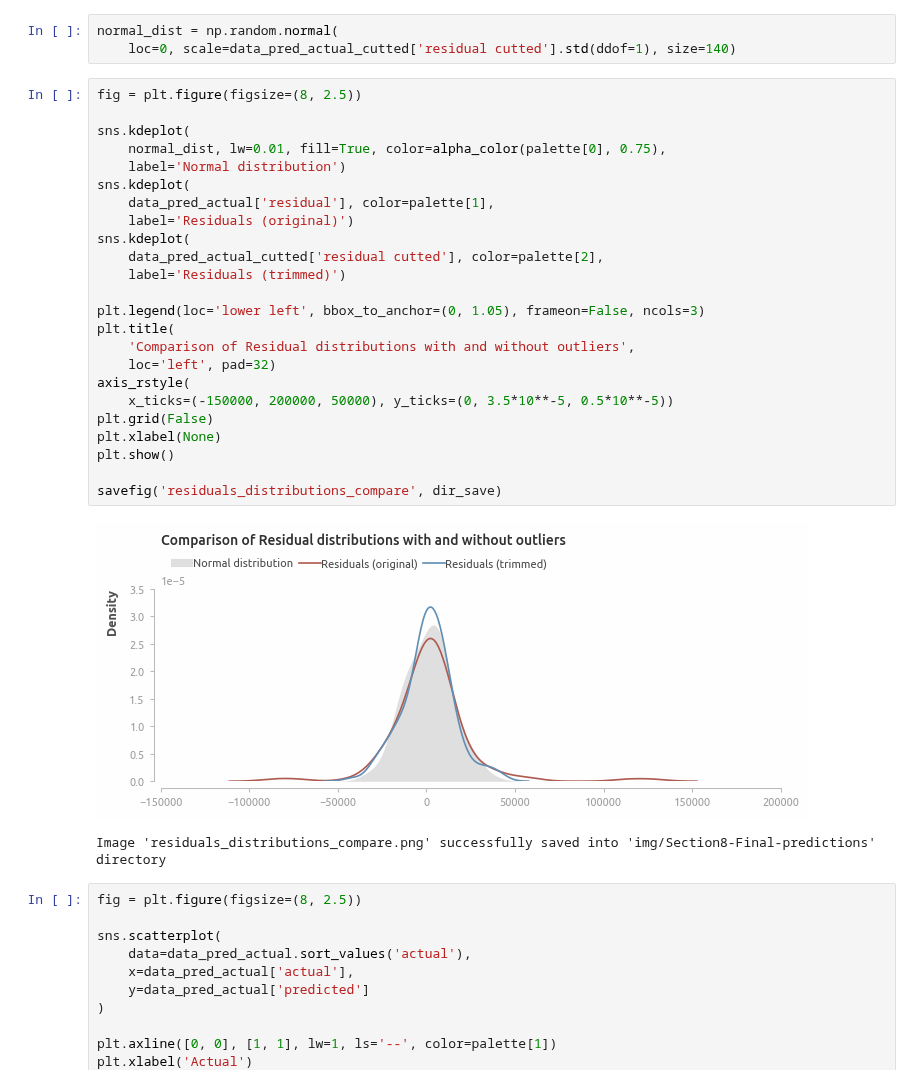
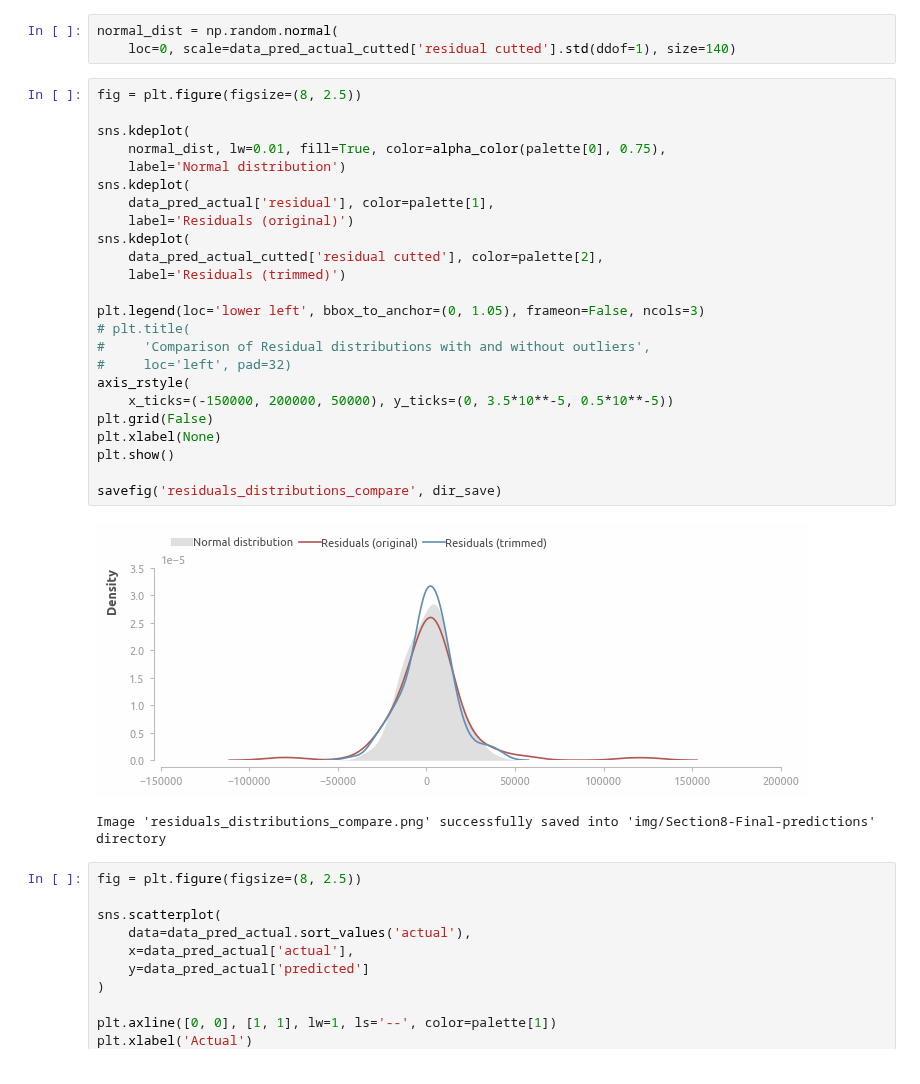
Before and after one commit to a-chasovsky/house-prices, a Jupyter notebook: Section8-Final-predictions.ipynb, the cells around one changed output. Saved outputs shown, nothing was run; the diff lists cells and outputs as text.

```diff
--- a/Section8-Final-predictions.ipynb
+++ b/Section8-Final-predictions.ipynb
@@ -710,29 +710,29 @@ normal_dist = np.random.normal(
 # %%
 fig = plt.figure(figsize=(8, 2.5))
 
 sns.kdeplot(
     normal_dist, lw=0.01, fill=True, color=alpha_color(palette[0], 0.75),
     label='Normal distribution')
 sns.kdeplot(
     data_pred_actual['residual'], color=palette[1],
     label='Residuals (original)')
 sns.kdeplot(
     data_pred_actual_cutted['residual cutted'], color=palette[2],
     label='Residuals (trimmed)')
 
 plt.legend(loc='lower left', bbox_to_anchor=(0, 1.05), frameon=False, ncols=3)
-plt.title(
-    'Comparison of Residual distributions with and without outliers',
-    loc='left', pad=32)
+# plt.title(
+#     'Comparison of Residual distributions with and without outliers',
+#     loc='left', pad=32)
 axis_rstyle(
     x_ticks=(-150000, 200000, 50000), y_ticks=(0, 3.5*10**-5, 0.5*10**-5))
 plt.grid(False)
 plt.xlabel(None)
 plt.show()
 
 savefig('residuals_distributions_compare', dir_save)
 # %% [output]
-[figure, old version]
+[figure, new version]
 Image 'residuals_distributions_compare.png' successfully saved into 'img/Section8-Final-predictions' directory
 # %%
 fig = plt.figure(figsize=(8, 2.5))
```
Also changed, not shown: 21 other files.
